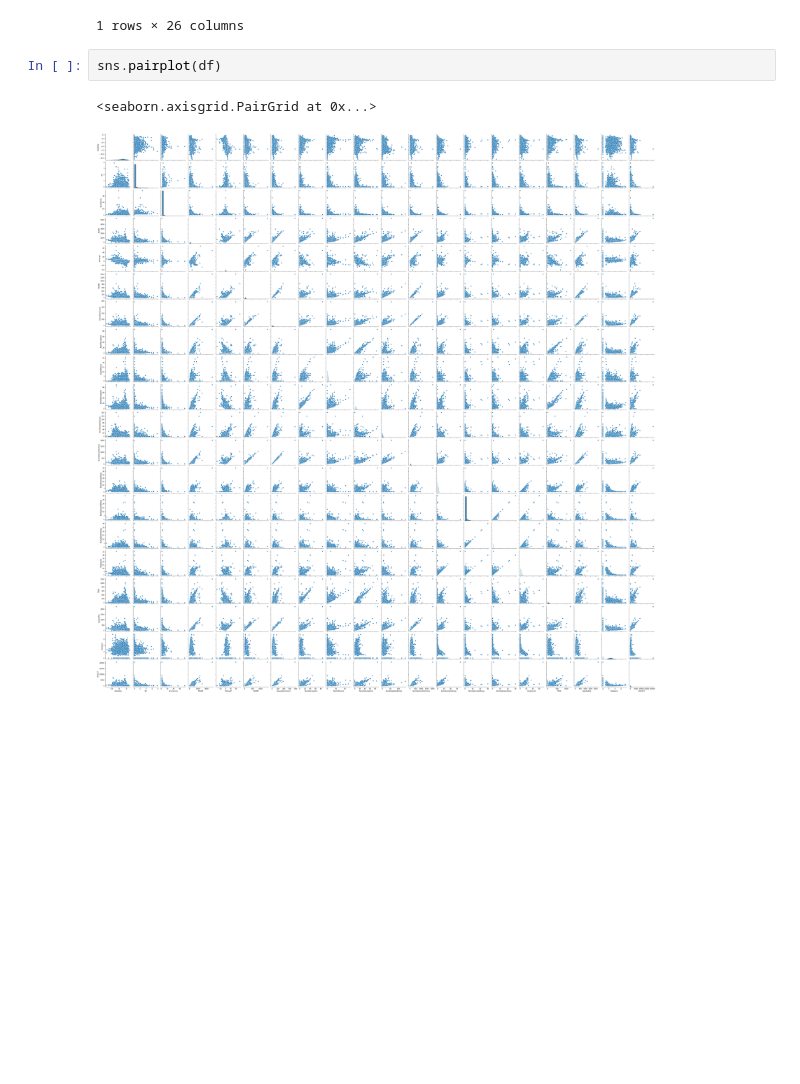
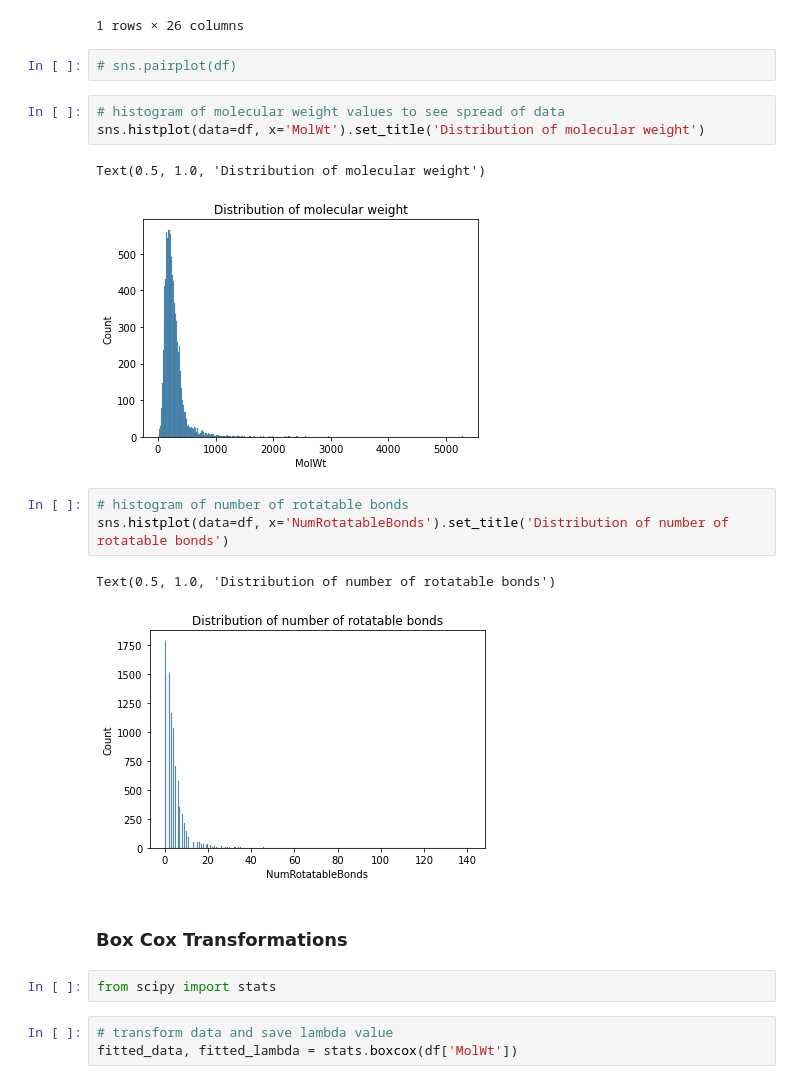
Before and after one commit to ayap20/CHEM6090_Project, a Jupyter notebook: EDA_aqsoldb.ipynb, the cells around one changed output. Cells and saved outputs as stored; diff of their text form; blank space fills up the shorter version.

```diff
--- a/EDA_aqsoldb.ipynb
+++ b/EDA_aqsoldb.ipynb
@@ -82,7 +84,23 @@ df.loc[df['MolWt'] == 5299.456000]
 | 1523 | A-2592 | 1,4-xylene 4-(methoxycarbonyl)ben... | InChI=1S/2C18H16O6.C17H12O5.3C17H... | DERNUBFICIQBEP-UHFFFAOYSA-N | COC(OC)c1ccc(cc1)C(=O)OC.COC(=O)c... | -6.731678 | 0.0 | 1 | G1 | 5299.456 | ... |
 1 rows × 26 columns
 # %%
-sns.pairplot(df)
+# sns.pairplot(df)
-# %% [output]
-<seaborn.axisgrid.PairGrid at 0x...>
-[figure, removed]
+# %%
+# histogram of molecular weight values to see spread of data
+sns.histplot(data=df, x='MolWt').set_title('Distribution of molecular weight')
+# %% [output]
+Text(0.5, 1.0, 'Distribution of molecular weight')
+[figure, added]
+# %%
+# histogram of number of rotatable bonds
+sns.histplot(data=df, x='NumRotatableBonds').set_title('Distribution of number of rotatable bonds')
+# %% [output]
+Text(0.5, 1.0, 'Distribution of number of rotatable bonds')
+[figure, added]
+# %% [markdown]
+### Box Cox Transformations
+# %%
+from scipy import stats
+# %%
+# transform data and save lambda value
+fitted_data, fitted_lambda = stats.boxcox(df['MolWt'])
```
Also changed, not shown: parts of 4 cells of this notebook, 16 other files.
